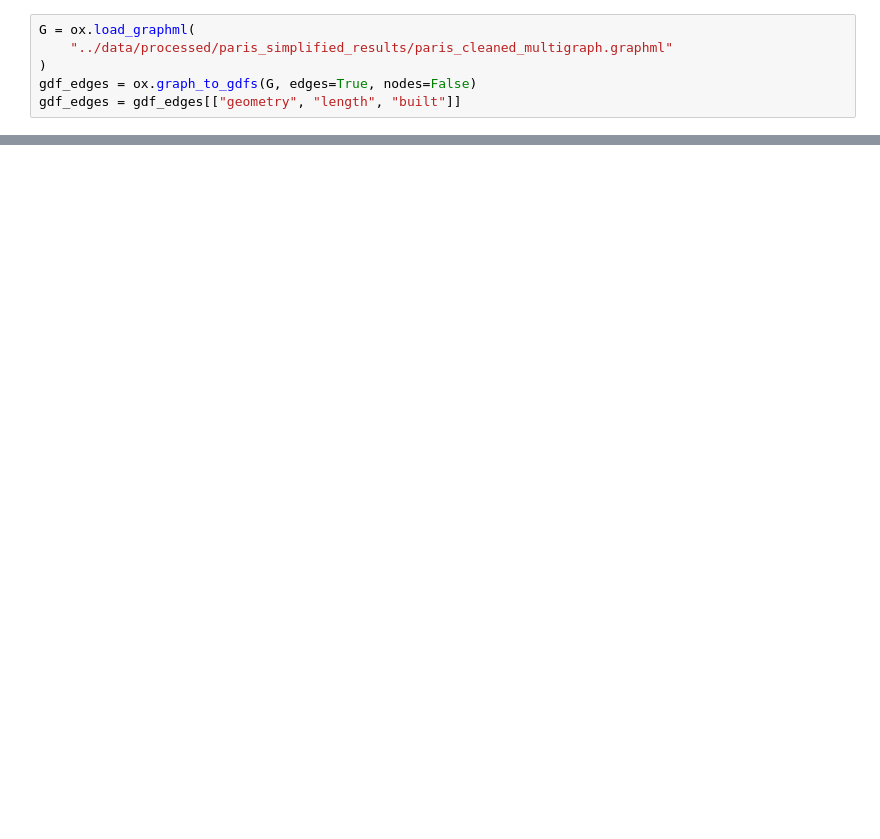
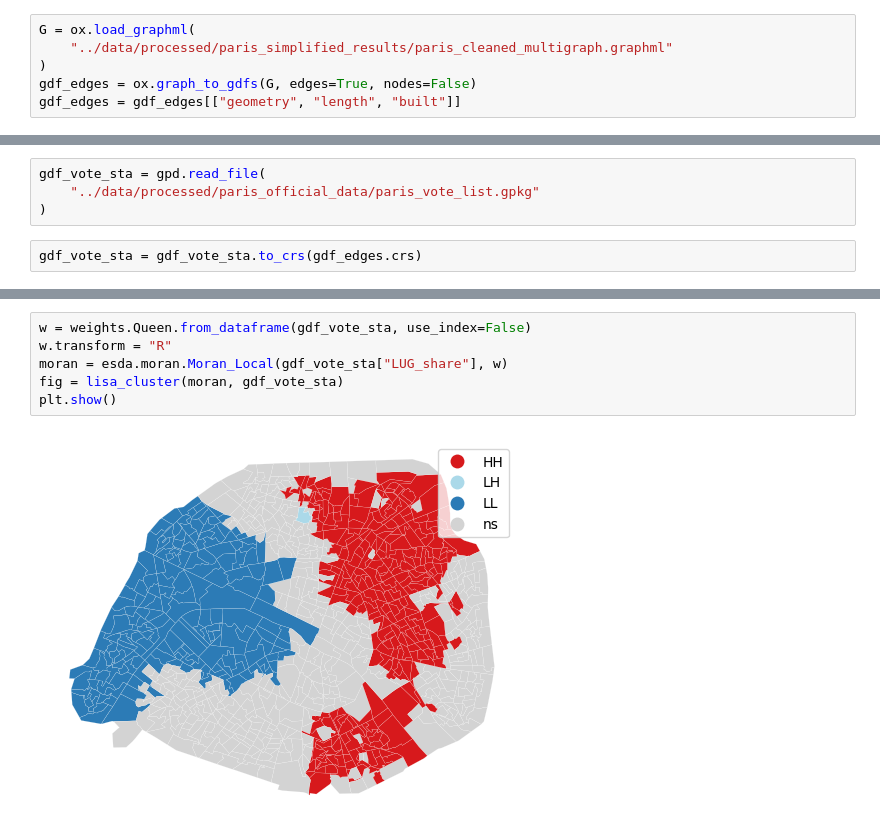
Before and after one commit to csebastiao/orderbikenet_paris, a Jupyter notebook: notebooks/measure_vote_impact_bikenet.ipynb, the cells around one changed output, grey strips where cells are left out. Drawn from its saved outputs; the diff is of its cells as text; blank space fills up the shorter version.

Commit message:
Explore voting patterns, rename and transform notebooks

```diff
--- a/notebooks/measure_vote_impact_bikenet.ipynb
+++ b/notebooks/measure_vote_impact_bikenet.ipynb
@@ -184,0 +25,6 @@ moran.I, moran.p_sim
+# %%
+gdf_vote_sta = gpd.read_file(
+    "../data/processed/paris_official_data/paris_vote_list.gpkg"
+)
+# %%
+gdf_vote_sta = gdf_vote_sta.to_crs(gdf_edges.crs)
@@ -184,0 +111,8 @@ moran.I, moran.p_sim
+# %%
+w = weights.Queen.from_dataframe(gdf_vote_sta, use_index=False)
+w.transform = "R"
+moran = esda.moran.Moran_Local(gdf_vote_sta["LUG_share"], w)
+fig = lisa_cluster(moran, gdf_vote_sta)
+plt.show()
+# %% [output]
+[figure, added]
```
Also changed, not shown: parts of 75 cells of this notebook, 8 other files.
